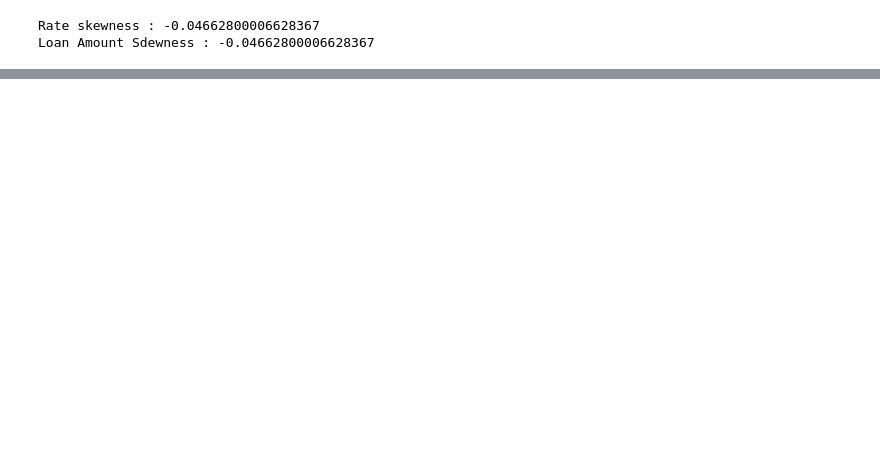
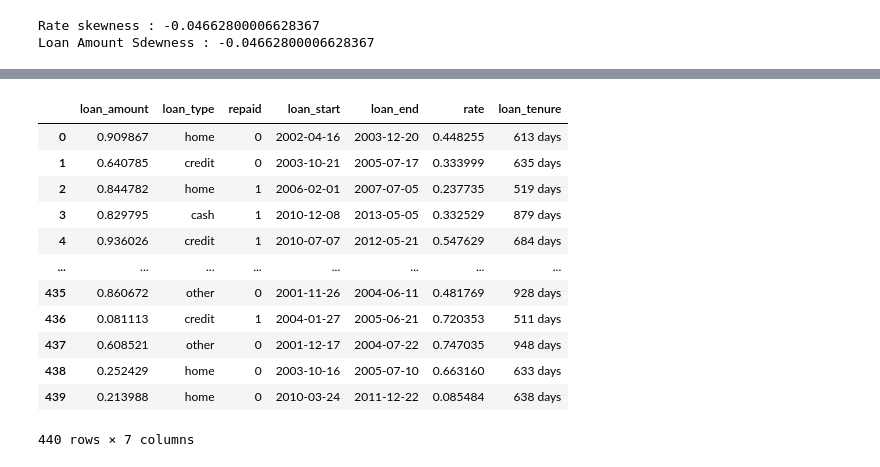
Before and after one commit to Artificial-i/-1-5, a Jupyter notebook: Untitled0.ipynb, the cells around one changed output, grey strips where cells are left out. Cells and saved outputs as stored; diff of their text form; code cells hidden in the pictures; blank space fills up the shorter version.

```diff
--- a/Untitled0.ipynb
+++ b/Untitled0.ipynb
@@ -677,0 +721,22 @@ dtype: object
+# %%
+# از روی فیچرها فیچرهای مشتق به دست بیاوریم یعنی از روی فیچرها یک سری فیچر بیسازیم
+# اگر اضافه هست حذف بشود یا باهم یک جدید ساخته شود و... که در اینجا میخواهیم
+#  تاریخ شروع و پایان را از هم کم کنیم تا مقدار کل روزهای اتمام هر وام به دست بیاد
+
+df_loans=df
+df_loans['loan_tenure'] = df_loans['loan_end'] - df_loans['loan_start']
+df_loans
+# %% [output]
+|  | loan_amount | loan_type | repaid | loan_start | loan_end | rate | loan_tenure |
+| 0 | 0.909867 | home | 0 | 2002-04-16 | 2003-12-20 | 0.448255 | 613 days |
+| 1 | 0.640785 | credit | 0 | 2003-10-21 | 2005-07-17 | 0.333999 | 635 days |
+| 2 | 0.844782 | home | 1 | 2006-02-01 | 2007-07-05 | 0.237735 | 519 days |
+| 3 | 0.829795 | cash | 1 | 2010-12-08 | 2013-05-05 | 0.332529 | 879 days |
+| 4 | 0.936026 | credit | 1 | 2010-07-07 | 2012-05-21 | 0.547629 | 684 days |
+| ... | ... | ... | ... | ... | ... | ... | ... |
+| 435 | 0.860672 | other | 0 | 2001-11-26 | 2004-06-11 | 0.481769 | 928 days |
+| 436 | 0.081113 | credit | 1 | 2004-01-27 | 2005-06-21 | 0.720353 | 511 days |
+| 437 | 0.608521 | other | 0 | 2001-12-17 | 2004-07-22 | 0.747035 | 948 days |
+| 438 | 0.252429 | home | 0 | 2003-10-16 | 2005-07-10 | 0.663160 | 633 days |
+| 439 | 0.213988 | home | 0 | 2010-03-24 | 2011-12-22 | 0.085484 | 638 days |
+440 rows × 7 columns
```
Also changed, not shown: parts of 15 cells of this notebook.
